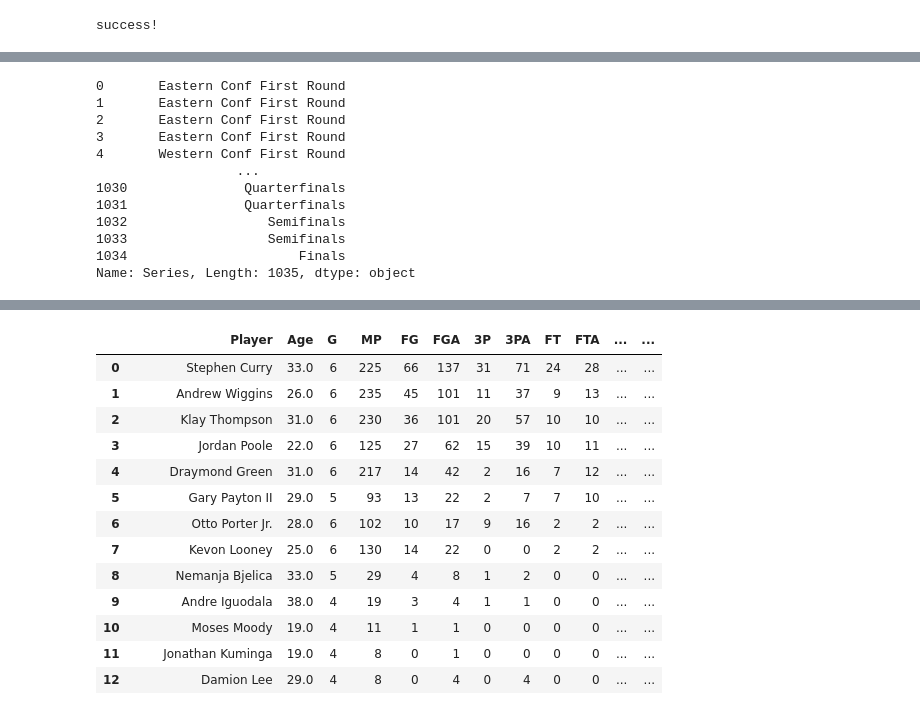
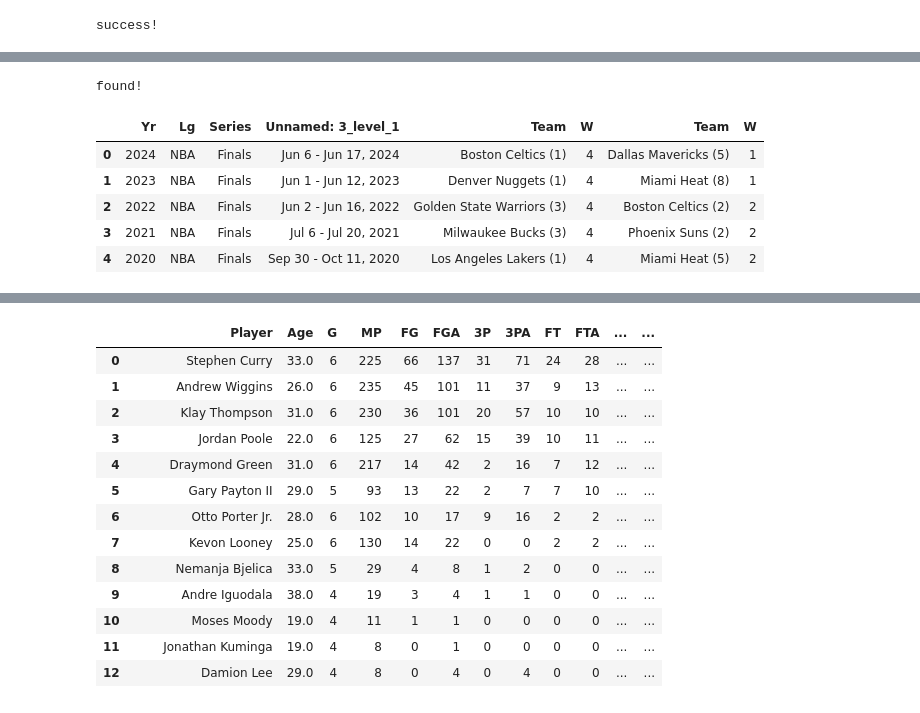
Before and after one commit to NFordUMass/finalsmvp, a Jupyter notebook: finalsmvp.ipynb, the cells around one changed output, grey strips where cells are left out. Drawn from its saved outputs; the diff is of its cells as text; code cells hidden in the pictures.

```diff
--- a/finalsmvp.ipynb
+++ b/finalsmvp.ipynb
@@ -51,18 +33,3 @@ table = bs.find(id = 'div_playoffs_series')
-# %%
-df['Series']
-# %% [output]
-0       Eastern Conf First Round
-1       Eastern Conf First Round
-2       Eastern Conf First Round
-3       Eastern Conf First Round
-4       Western Conf First Round
-                  ...
-1030               Quarterfinals
-1031               Quarterfinals
-1032                  Semifinals
-1033                  Semifinals
-1034                      Finals
-Name: Series, Length: 1035, dtype: object
 # %%
 def get_html_table():
     url = "https://www.basketball-reference.com/playoffs/series.html"
@@ -71,16 +38,17 @@ def get_html_table():
     table = bs.find(id = 'div_playoffs_series')
     return table
 # %%
-def read_df(url):
+def read_df(url,header_col=False):
     text = save(url,DIR)
     bs = BeautifulSoup(text, 'html.parser')
     df = pd.read_html(url)[0]
+    if header_col: df.columns = df.columns.get_level_values(1)
     return df
 # %%
 def finals_df():
     url = "https://www.basketball-reference.com/playoffs/series.html"
-    df = read_df(url)
-    df.columns = df.columns.get_level_values(1)
+    df = read_df(url,True)
+    # df.columns = df.columns.get_level_values(1)
     df.drop(df.columns[[4,7,10,-2,-1]], axis=1, inplace=True)
     df['Yr'] = pd.to_numeric(df['Yr'], errors='coerce').fillna(0).astype(int)
     df = df[df['Lg'].str.contains('NBA', na=False)].reset_index(drop=True)
@@ -89,5 +57,15 @@ def finals_df():
     df = df[~df['Series'].str.contains('Semi', na=False)].reset_index(drop=True)
     df = df[~df['Series'].str.contains('Div', na=False)].reset_index(drop=True)
     return df
+# %%
+finals_df().head(5)
+# %% [output]
+found!
+|  | Yr | Lg | Series | Unnamed: 3_level_1 | Team | W | Team | W |
+| 0 | 2024 | NBA | Finals | Jun 6 - Jun 17, 2024 | Boston Celtics (1) | 4 | Dallas Mavericks (5) | 1 |
+| 1 | 2023 | NBA | Finals | Jun 1 - Jun 12, 2023 | Denver Nuggets (1) | 4 | Miami Heat (8) | 1 |
+| 2 | 2022 | NBA | Finals | Jun 2 - Jun 16, 2022 | Golden State Warriors (3) | 4 | Boston Celtics (2) | 2 |
+| 3 | 2021 | NBA | Finals | Jul 6 - Jul 20, 2021 | Milwaukee Bucks (3) | 4 | Phoenix Suns (2) | 2 |
+| 4 | 2020 | NBA | Finals | Sep 30 - Oct 11, 2020 | Los Angeles Lakers (1) | 4 | Miami Heat (5) | 2 |
 # %%
 url = 'https://www.basketball-reference.com/awards/finals_mvp.html'
```
Also changed, not shown: parts of 24 cells of this notebook, 1 other file.
